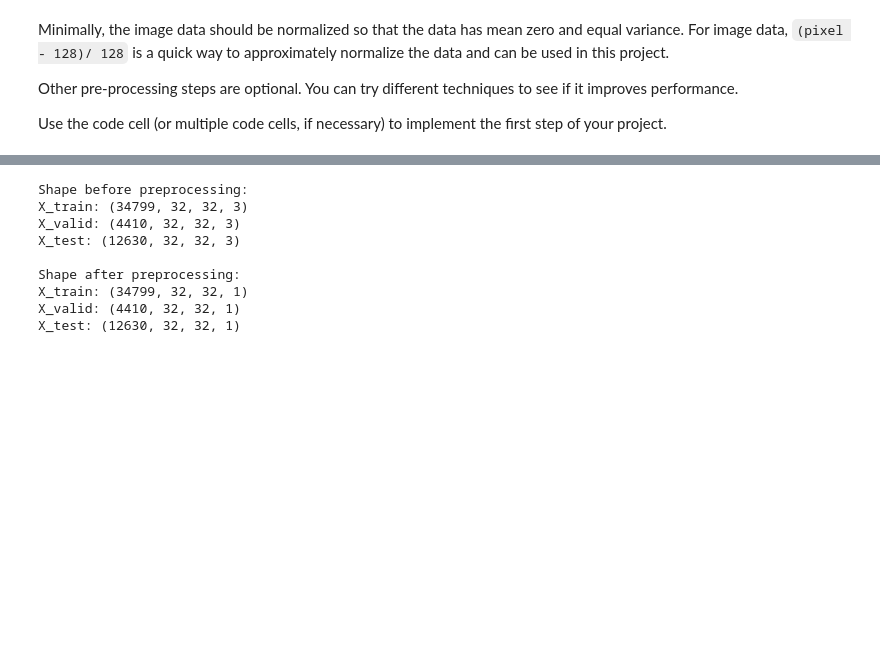
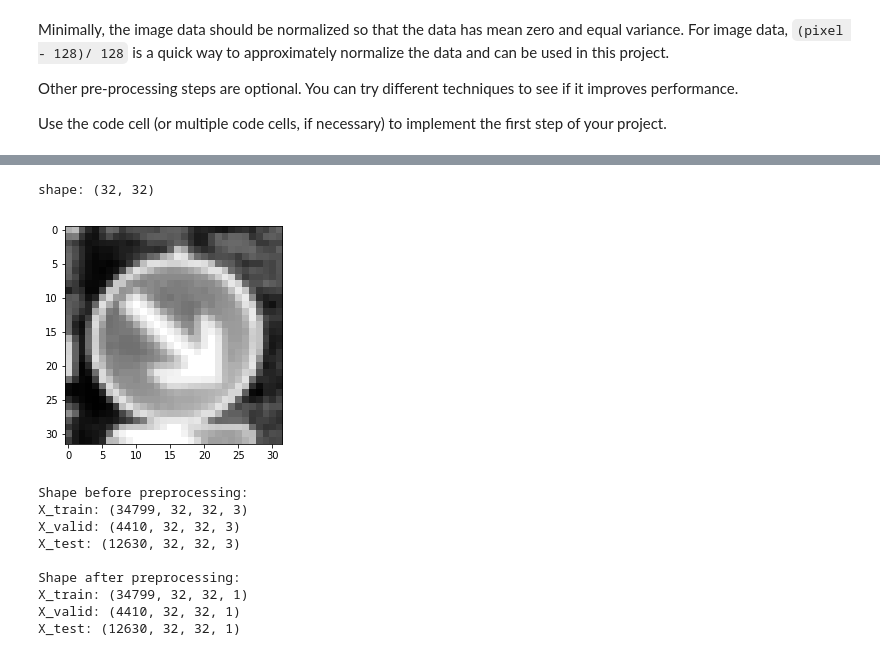
Before and after one commit to ldfo/traffic-sign-classifier, a Jupyter notebook: Traffic_Sign_Classifier.ipynb, the cells around one changed output, grey strips where cells are left out. Saved outputs shown, nothing was run; the diff lists cells and outputs as text; code cells hidden in the pictures; blank space fills up the shorter version.

```diff
--- a/Traffic_Sign_Classifier.ipynb
+++ b/Traffic_Sign_Classifier.ipynb
@@ -188,3 +214,10 @@ def preprocess(x):
+# %%
+# normalize image
+plt.imshow(normalize(img_eq), cmap='gray');
+print('shape:', normalize(img_eq).shape)
+# %% [output]
+shape: (32, 32)
+[figure, added]
 # %%
 #  preprocess data
 print('Shape before preprocessing:')
```
Also changed, not shown: parts of 14 cells of this notebook, 8 other files.
